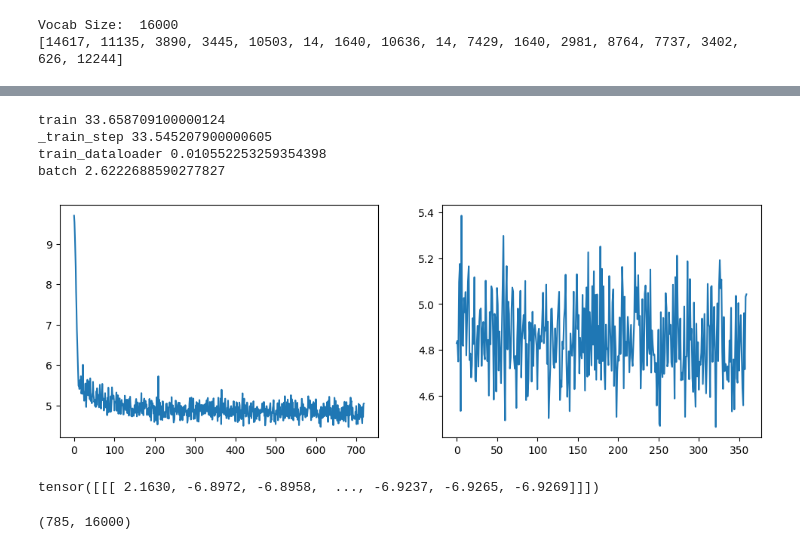
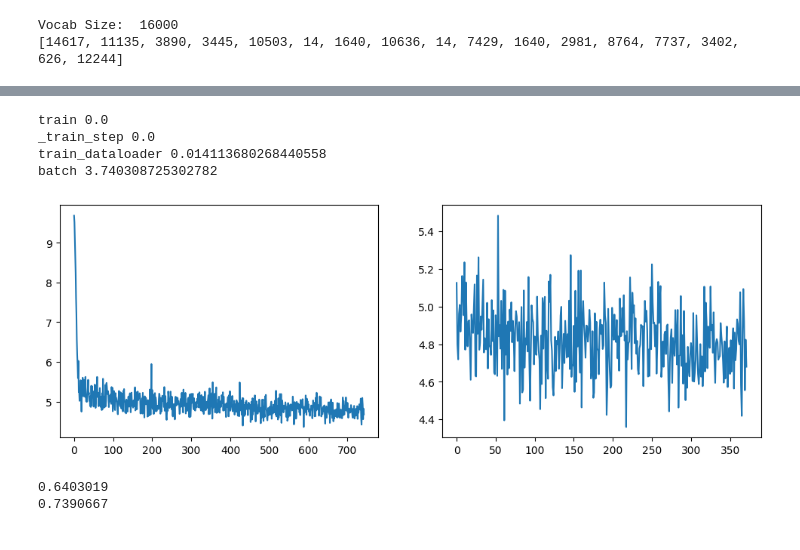
Before and after one commit to Minecraftian14/dl-gen-lyrics, a Jupyter notebook: sandbox/a_night_so_dark_that_it_steals_away_the_shine.ipynb, the cells around one changed output, grey strips where cells are left out. Drawn from its saved outputs; the diff is of its cells as text; code cells hidden in the pictures.

```diff
--- a/sandbox/a_night_so_dark_that_it_steals_away_the_shine.ipynb
+++ b/sandbox/a_night_so_dark_that_it_steals_away_the_shine.ipynb
@@ -265,7 +259,7 @@ Vocab Size:  16000
 [14617, 11135, 3890, 3445, 10503, 14, 1640, 10636, 14, 7429, 1640, 2981, 8764, 7737, 3402, 626, 12244]
 # %%
 try:
-    word2vec = midnight.embedder
+    word2vec = midnight._prepare_embedder()
     print(word2vec)
 except:
     traceback.print_exc()
@@ -276,14 +270,21 @@ Word2Vec_SkipGram(
 )
 # %%
 try:
-    midnight.embedder.trainer.dataset_fraction = None
-    for pg in word2vec.trainer.optimizer.param_groups:
-        pg['lr'] = 0.003
+    train_word2vec = True
+
+    if train_word2vec:
+        # word2vec.trainer.dataset_fraction = None
+        # word2vec.trainer.dataset_length = len(word2vec.trainer.train_dataloader)
+        word2vec.trainer.device = 'cuda'
+        # for pg in word2vec.trainer.optimizer.param_groups:
+        #     pg['lr'] = 0.003
 except:
     traceback.print_exc()
 # %%
 try:
-    word2vec.train_model()
+    if train_word2vec:
+        word2vec.train_model()
+    # CPU Time = 4.11 seconds average
 except:
     traceback.print_exc()
 # %% [output]
@@ -324,25 +308,27 @@ KeyboardInterrupt
 # %%
 try:
-    timers = word2vec.trainer.timer.timers
-    for key in timers:
-        print(key, timers[key].average)
+    if train_word2vec:
+        timers = word2vec.trainer.timer.timers
+        for key in timers:
+            print(key, timers[key].average)
 except:
     traceback.print_exc()
 # %% [output]
-train 33.658709100000124
-_train_step 33.545207900000605
-train_dataloader 0.010552253259354398
-batch 2.6222688590277827
+train 0.0
+_train_step 0.0
+train_dataloader 0.014113680268440558
+batch 3.740308725302782
 # %%
 try:
-    loss = word2vec.trainer.loss
-    fig, axs = plt.subplots(1, 2, figsize=(12, 4))
-    axs[0].plot(loss['train.batch'])
-    axs[1].plot(loss['train.batch'][int(0.5 * len(loss['train.batch'])):])
-    plt.show()
+    if train_word2vec:
+        loss = word2vec.trainer.loss
+        fig, axs = plt.subplots(1, 2, figsize=(12, 4))
+        axs[0].plot(loss['train.batch'])
+        axs[1].plot(loss['train.batch'][int(0.5 * len(loss['train.batch'])):])
+        plt.show()
 except:
     traceback.print_exc()
 # %% [output]
-[figure, old version]
+[figure, new version]
 # %%
 try:
@@ -356,20 +343,16 @@ try:
 except:
     traceback.print_exc()
-# %%
-try:
-    with torch.no_grad():
-        print(word2vec(torch.tensor([midnight.tokenize_text('love')])))
-except:
-    traceback.print_exc()
-# %% [output]
-tensor([[[ 2.1630, -6.8972, -6.8958,  ..., -6.9237, -6.9265, -6.9269]]])
 # %%
 try:
-    _embeds = midnight.embed_tokens(1)
-    print(_embeds.shape)
+    _embeds_a = midnight.embed_tokens("happy")
+    _embeds_b = midnight.embed_tokens("joy")
+    _embeds_c = midnight.embed_tokens("sad")
+    print((_embeds_a * _embeds_b).sum())
+    print((_embeds_a * _embeds_c).sum())
 except:
     traceback.print_exc()
 # %% [output]
-(785, 16000)
+0.6403019
+0.7390667
 # %%
 try:
```
Also changed, not shown: parts of 16 cells of this notebook, 3 other files.
